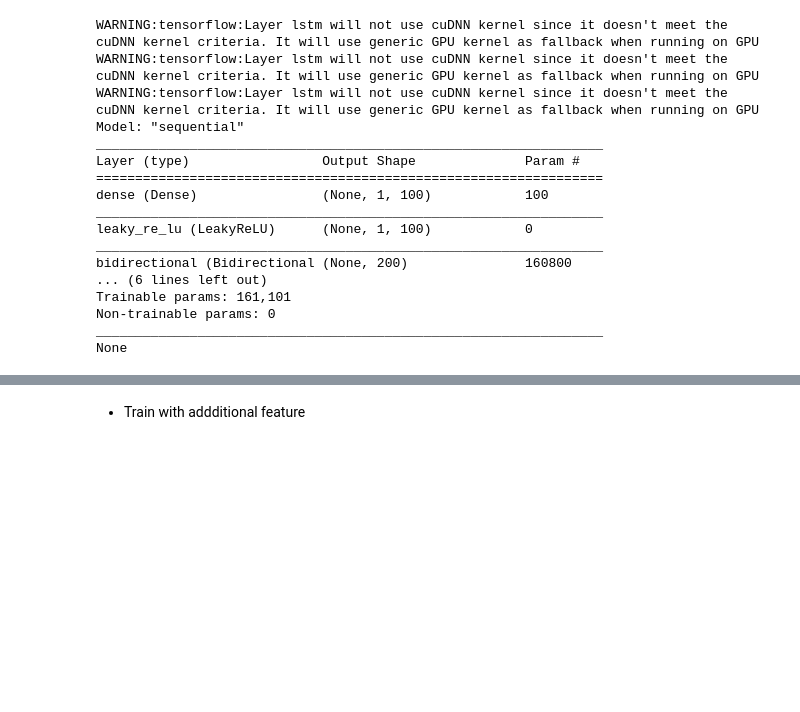
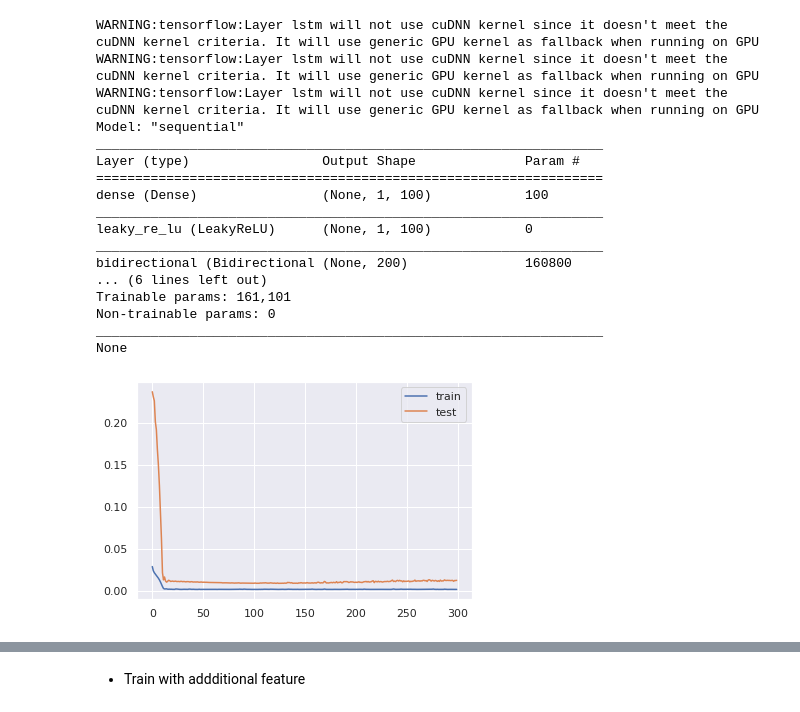
Before and after one commit to polarbeargo/Microsoft-Azure-Machine-Learning-Scholarship-Showcase-Project, a Jupyter notebook: Cryptocurrency_Price_Prediction.ipynb, the cells around one changed output, grey strips where cells are left out. Drawn from its saved outputs; the diff is of its cells as text; code cells hidden in the pictures; blank space fills up the shorter version.

Commit message:
feat: Visualize loss and predict vs true with matplotlib

```diff
--- a/Cryptocurrency_Price_Prediction.ipynb
+++ b/Cryptocurrency_Price_Prediction.ipynb
@@ -185,3 +185,10 @@ Trainable params: 161,101
 Non-trainable params: 0
 _________________________________________________________________
 None
+# %%
+plt.plot(history.history['loss'], label='train')
+plt.plot(history.history['val_loss'], label='test')
+plt.legend()
+plt.show()
+# %% [output]
+[figure, added]
```
Also changed, not shown: parts of 3 cells of this notebook.
